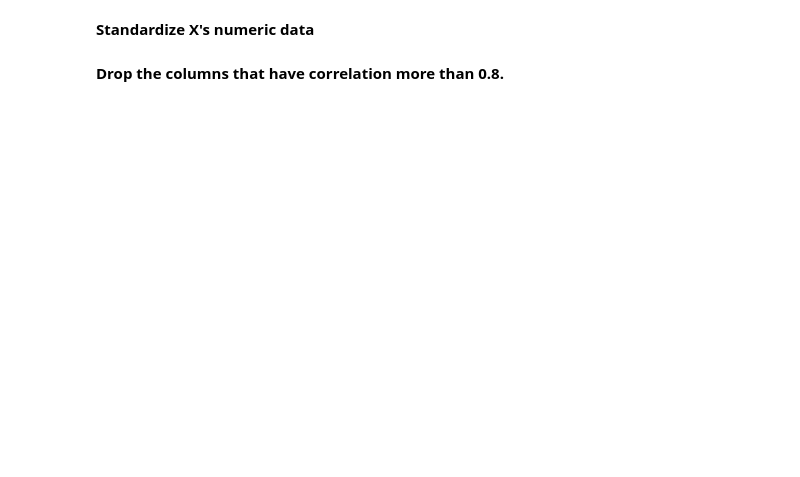
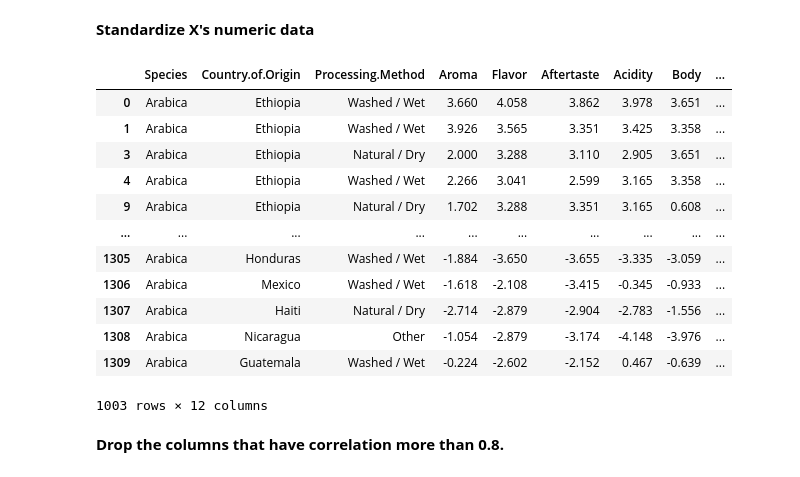
Before and after one commit to MrYellowSock/CE_MACHINE_LEARNING, a Jupyter notebook: Lab3/Lab3-3_Classification.ipynb, the cells around one changed output. Drawn from its saved outputs; the diff is of its cells as text; code cells hidden in the pictures; blank space fills up the shorter version.

```diff
--- a/Lab3/Lab3-3_Classification.ipynb
+++ b/Lab3/Lab3-3_Classification.ipynb
@@ -6,7 +16,7 @@ import
 #### **Read csv file**
 # %%
 ### START CODE HERE ###
-df = None
+df = pd.read_csv('./Coffee-modified.csv')
 ### END CODE HERE ###
 # %% [markdown]
 Select only `['Total.Cup.Points', 'Species', 'Country.of.Origin', 'Processing.Method', 'Aroma', 'Flavor',
@@ -84,8 +167,25 @@ Y.describe()
 **Standardize X's numeric data**
 # %%
 ### START CODE HERE ###
-
+scaler = StandardScaler()
+numeric_features = X.select_dtypes(include=[np.number]).columns
+X[numeric_features] = scaler.fit_transform(X[numeric_features])
+X
 
 ### END CODE HERE ###
+# %% [output]
+|  | Species | Country.of.Origin | Processing.Method | Aroma | Flavor | Aftertaste | Acidity | Body | ... |
+| 0 | Arabica | Ethiopia | Washed / Wet | 3.660 | 4.058 | 3.862 | 3.978 | 3.651 | ... |
+| 1 | Arabica | Ethiopia | Washed / Wet | 3.926 | 3.565 | 3.351 | 3.425 | 3.358 | ... |
+| 3 | Arabica | Ethiopia | Natural / Dry | 2.000 | 3.288 | 3.110 | 2.905 | 3.651 | ... |
+| 4 | Arabica | Ethiopia | Washed / Wet | 2.266 | 3.041 | 2.599 | 3.165 | 3.358 | ... |
+| 9 | Arabica | Ethiopia | Natural / Dry | 1.702 | 3.288 | 3.351 | 3.165 | 0.608 | ... |
+| ... | ... | ... | ... | ... | ... | ... | ... | ... | ... |
+| 1305 | Arabica | Honduras | Washed / Wet | -1.884 | -3.650 | -3.655 | -3.335 | -3.059 | ... |
+| 1306 | Arabica | Mexico | Washed / Wet | -1.618 | -2.108 | -3.415 | -0.345 | -0.933 | ... |
+| 1307 | Arabica | Haiti | Natural / Dry | -2.714 | -2.879 | -2.904 | -2.783 | -1.556 | ... |
+| 1308 | Arabica | Nicaragua | Other | -1.054 | -2.879 | -3.174 | -4.148 | -3.976 | ... |
+| 1309 | Arabica | Guatemala | Washed / Wet | -0.224 | -2.602 | -2.152 | 0.467 | -0.639 | ... |
+1003 rows × 12 columns
 # %% [markdown]
 **Drop the columns that have correlation more than 0.8.**
```
Also changed, not shown: parts of 29 cells of this notebook.
